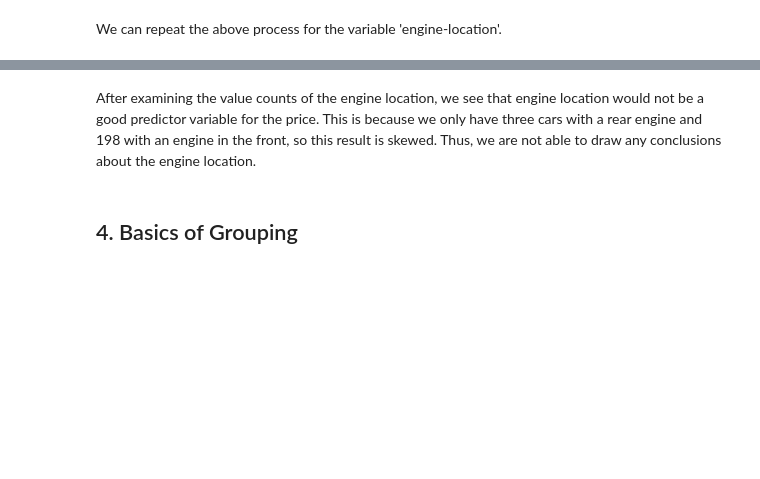
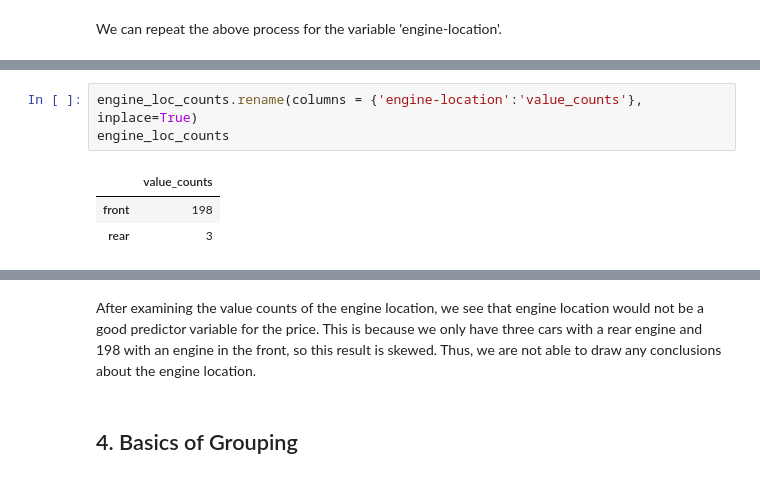
Before and after one commit to morelocj/pandas_demos, a Jupyter notebook: USE__DA0101EN-3-Review-Exploratory-Data-Analysis.ipynb, the cells around one changed output, grey strips where cells are left out. Drawn from its saved outputs; the diff is of its cells as text; blank space fills up the shorter version.

```diff
--- a/USE__DA0101EN-3-Review-Exploratory-Data-Analysis.ipynb
+++ b/USE__DA0101EN-3-Review-Exploratory-Data-Analysis.ipynb
@@ -352,0 +367,7 @@ engine_loc_counts.head(10)
+# %%
+engine_loc_counts.rename(columns = {'engine-location':'value_counts'}, inplace=True)
+engine_loc_counts
+# %% [output]
+|  | value_counts |
+| front | 198 |
+| rear | 3 |
```
Also changed, not shown: parts of 12 cells of this notebook, 3 other files.
